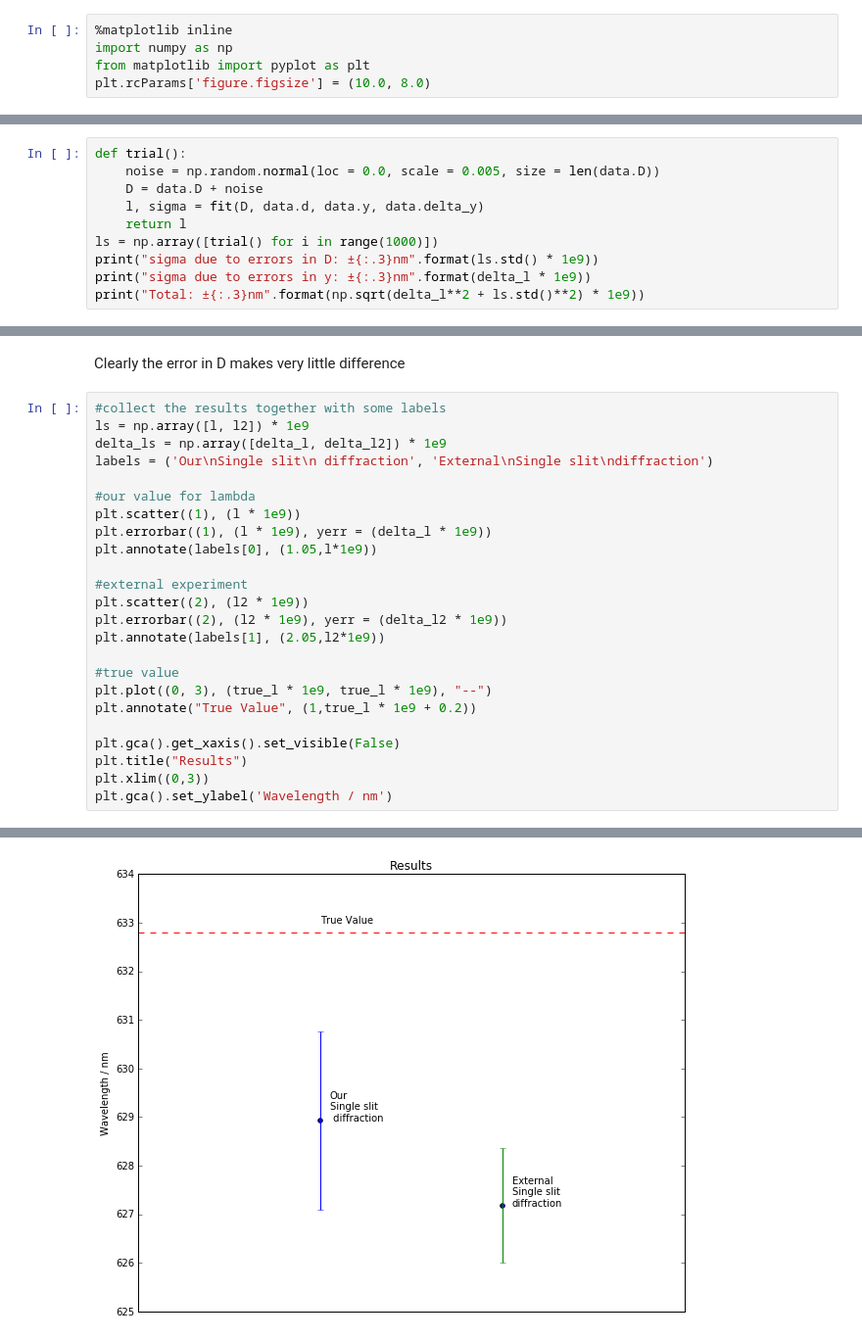
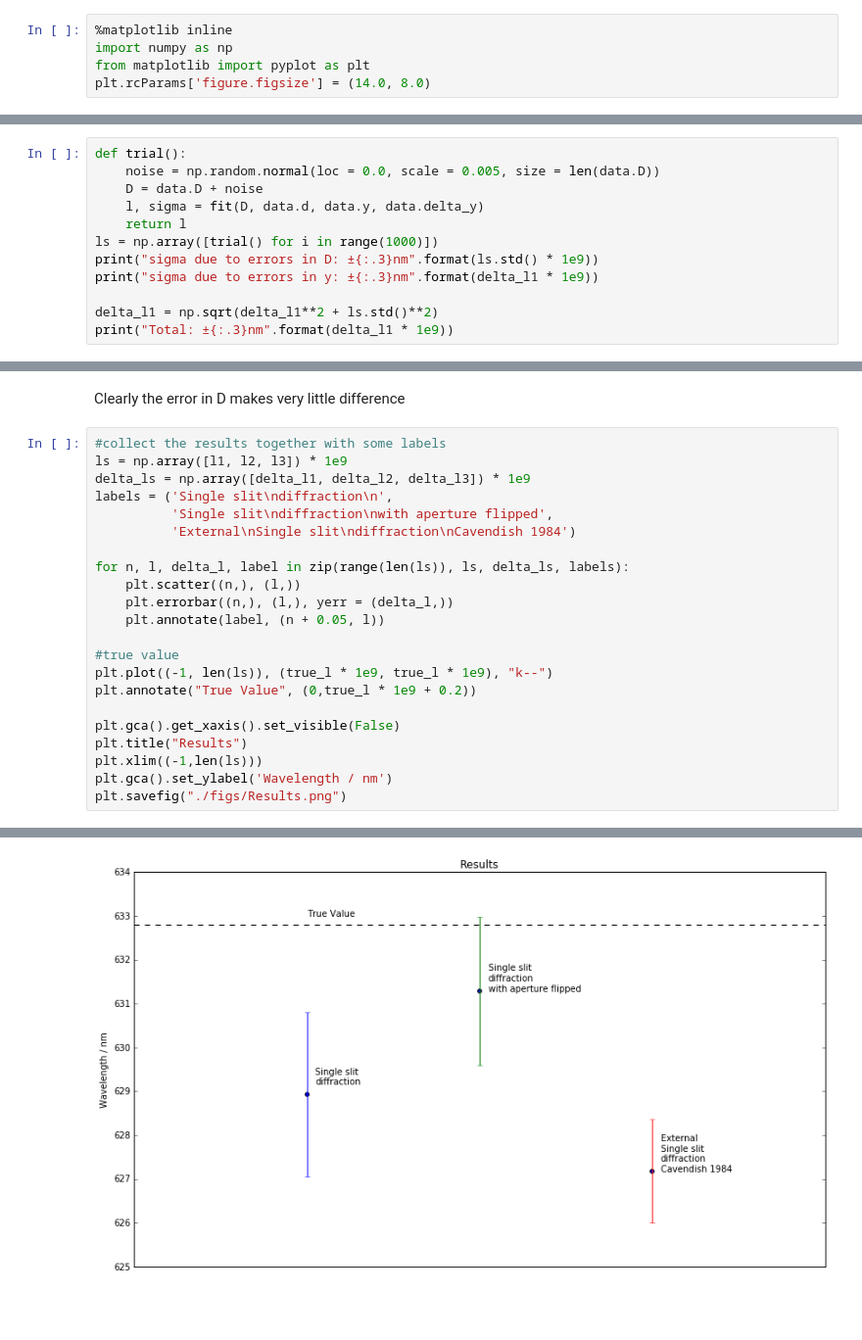
Before and after one commit to TomHodson/Notebooks, a Jupyter notebook: Extended investigation data analysis.ipynb, the cells around one changed output, grey strips where cells are left out. Shown at 98% size. Saved outputs shown, nothing was run; the diff lists cells and outputs as text; blank space fills up the shorter version.

```diff
--- a/Extended investigation data analysis.ipynb
+++ b/Extended investigation data analysis.ipynb
@@ -2,7 +2,7 @@
 %matplotlib inline
 import numpy as np
 from matplotlib import pyplot as plt
-plt.rcParams['figure.figsize'] = (10.0, 8.0)
+plt.rcParams['figure.figsize'] = (14.0, 8.0)
 # %% [markdown]
 $$ d \sin{\theta} = m \lambda $$
 
@@ -109,6 +175,8 @@ def trial():
     return l
 ls = np.array([trial() for i in range(1000)])
 print("sigma due to errors in D: ±{:.3}nm".format(ls.std() * 1e9))
-print("sigma due to errors in y: ±{:.3}nm".format(delta_l * 1e9))
-print("Total: ±{:.3}nm".format(np.sqrt(delta_l**2 + ls.std()**2) * 1e9))
+print("sigma due to errors in y: ±{:.3}nm".format(delta_l1 * 1e9))
+
+delta_l1 = np.sqrt(delta_l1**2 + ls.std()**2)
+print("Total: ±{:.3}nm".format(delta_l1 * 1e9))
 # %% [output]
@@ -119,26 +187,24 @@ Total: ±1.86nm
 Clearly the error in D makes very little difference
 # %%
 #collect the results together with some labels
-ls = np.array([l, l2]) * 1e9
-delta_ls = np.array([delta_l, delta_l2]) * 1e9
-labels = ('Our\nSingle slit\n diffraction', 'External\nSingle slit\ndiffraction')
+ls = np.array([l1, l2, l3]) * 1e9
+delta_ls = np.array([delta_l1, delta_l2, delta_l3]) * 1e9
+labels = ('Single slit\ndiffraction\n',
+          'Single slit\ndiffraction\nwith aperture flipped',
+          'External\nSingle slit\ndiffraction\nCavendish 1984')
 
-#our value for lambda
-plt.scatter((1), (l * 1e9))
-plt.errorbar((1), (l * 1e9), yerr = (delta_l * 1e9))
-plt.annotate(labels[0], (1.05,l*1e9))
-
-#external experiment
-plt.scatter((2), (l2 * 1e9))
-plt.errorbar((2), (l2 * 1e9), yerr = (delta_l2 * 1e9))
-plt.annotate(labels[1], (2.05,l2*1e9))
+for n, l, delta_l, label in zip(range(len(ls)), ls, delta_ls, labels):
+    plt.scatter((n,), (l,))
+    plt.errorbar((n,), (l,), yerr = (delta_l,))
+    plt.annotate(label, (n + 0.05, l))
 
 #true value
-plt.plot((0, 3), (true_l * 1e9, true_l * 1e9), "--")
-plt.annotate("True Value", (1,true_l * 1e9 + 0.2))
+plt.plot((-1, len(ls)), (true_l * 1e9, true_l * 1e9), "k--")
+plt.annotate("True Value", (0,true_l * 1e9 + 0.2))
 
 plt.gca().get_xaxis().set_visible(False)
 plt.title("Results")
-plt.xlim((0,3))
+plt.xlim((-1,len(ls)))
 plt.gca().set_ylabel('Wavelength / nm')
+plt.savefig("./figs/Results.png")
 # %% [output]
@@ -146 +211 @@ plt.gca().set_ylabel('Wavelength / nm')
-[figure, old version]
+[figure, new version]
```
Also changed, not shown: parts of 13 cells of this notebook, 3 other files.
